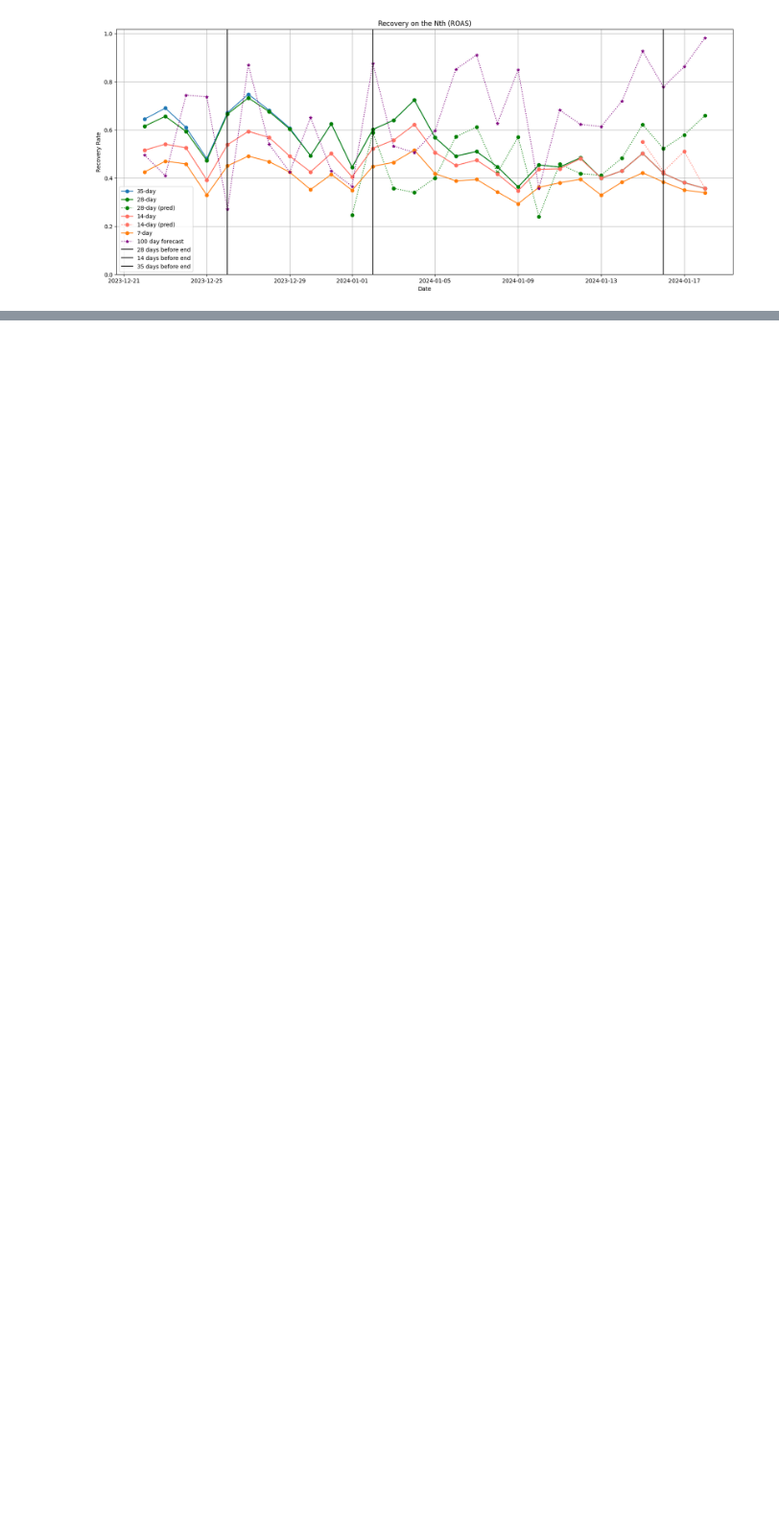
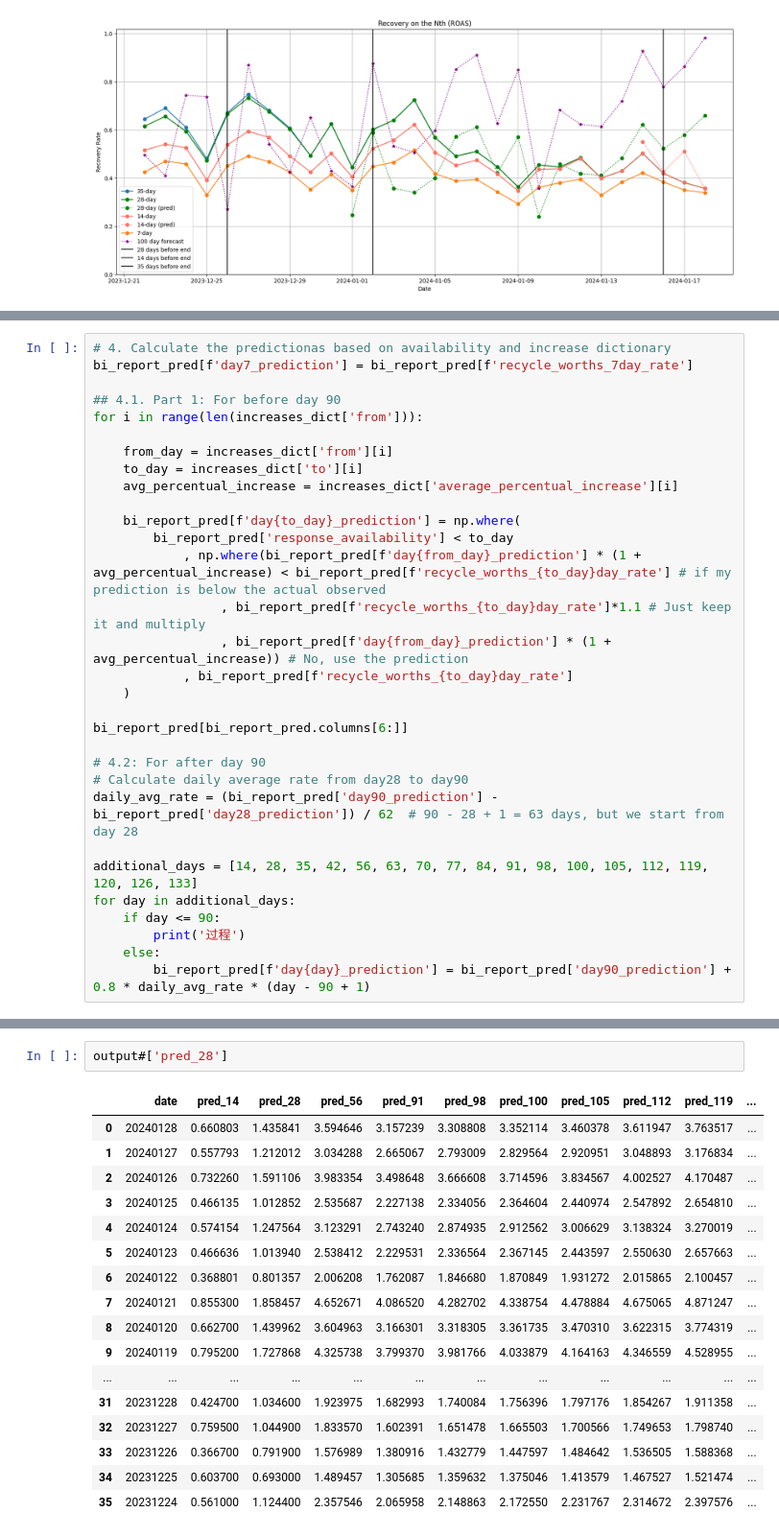
Before and after one commit to PereFuster/Acorn-Casino-PLTV, a Jupyter notebook: accorn_ios_etl_verification.ipynb, the cells around one changed output, grey strips where cells are left out. Shown at 96% size. Saved outputs shown, nothing was run; the diff lists cells and outputs as text; blank space fills up the shorter version.

```diff
--- a/accorn_ios_etl_verification.ipynb
+++ b/accorn_ios_etl_verification.ipynb
@@ -313,0 +433,31 @@ plt.show()
+# %%
+# 4. Calculate the predictionas based on availability and increase dictionary
+bi_report_pred[f'day7_prediction'] = bi_report_pred[f'recycle_worths_7day_rate']
+
+## 4.1. Part 1: For before day 90
+for i in range(len(increases_dict['from'])):
+
+    from_day = increases_dict['from'][i]
+    to_day = increases_dict['to'][i]
+    avg_percentual_increase = increases_dict['average_percentual_increase'][i]
+
+    bi_report_pred[f'day{to_day}_prediction'] = np.where(
+        bi_report_pred['response_availability'] < to_day
+            , np.where(bi_report_pred[f'day{from_day}_prediction'] * (1 + avg_percentual_increase) < bi_report_pred[f'recycle_worths_{to_day}day_rate'] # if my prediction is below the actual observed
+                 , bi_report_pred[f'recycle_worths_{to_day}day_rate']*1.1 # Just keep it and multiply
+                 , bi_report_pred[f'day{from_day}_prediction'] * (1 + avg_percentual_increase)) # No, use the prediction
+            , bi_report_pred[f'recycle_worths_{to_day}day_rate']
+    )
+
+bi_report_pred[bi_report_pred.columns[6:]]
+
+# 4.2: For after day 90
+# Calculate daily average rate from day28 to day90
+daily_avg_rate = (bi_report_pred['day90_prediction'] - bi_report_pred['day28_prediction']) / 62  # 90 - 28 + 1 = 63 days, but we start from day 28
+
+additional_days = [14, 28, 35, 42, 56, 63, 70, 77, 84, 91, 98, 100, 105, 112, 119, 120, 126, 133]
+for day in additional_days:
+    if day <= 90:
+        print('过程')
+    else:
+        bi_report_pred[f'day{day}_prediction'] = bi_report_pred['day90_prediction'] + 0.8 * daily_avg_rate * (day - 90 + 1)
@@ -313,0 +668,20 @@ plt.show()
+# %%
+output#['pred_28']
+# %% [output]
+|  | date | pred_14 | pred_28 | pred_56 | pred_91 | pred_98 | pred_100 | pred_105 | pred_112 | pred_119 | ... |
+| 0 | 20240128 | 0.660803 | 1.435841 | 3.594646 | 3.157239 | 3.308808 | 3.352114 | 3.460378 | 3.611947 | 3.763517 | ... |
+| 1 | 20240127 | 0.557793 | 1.212012 | 3.034288 | 2.665067 | 2.793009 | 2.829564 | 2.920951 | 3.048893 | 3.176834 | ... |
+| 2 | 20240126 | 0.732260 | 1.591106 | 3.983354 | 3.498648 | 3.666608 | 3.714596 | 3.834567 | 4.002527 | 4.170487 | ... |
+| 3 | 20240125 | 0.466135 | 1.012852 | 2.535687 | 2.227138 | 2.334056 | 2.364604 | 2.440974 | 2.547892 | 2.654810 | ... |
+| 4 | 20240124 | 0.574154 | 1.247564 | 3.123291 | 2.743240 | 2.874935 | 2.912562 | 3.006629 | 3.138324 | 3.270019 | ... |
+| 5 | 20240123 | 0.466636 | 1.013940 | 2.538412 | 2.229531 | 2.336564 | 2.367145 | 2.443597 | 2.550630 | 2.657663 | ... |
+| 6 | 20240122 | 0.368801 | 0.801357 | 2.006208 | 1.762087 | 1.846680 | 1.870849 | 1.931272 | 2.015865 | 2.100457 | ... |
+| 7 | 20240121 | 0.855300 | 1.858457 | 4.652671 | 4.086520 | 4.282702 | 4.338754 | 4.478884 | 4.675065 | 4.871247 | ... |
+| 8 | 20240120 | 0.662700 | 1.439962 | 3.604963 | 3.166301 | 3.318305 | 3.361735 | 3.470310 | 3.622315 | 3.774319 | ... |
+| 9 | 20240119 | 0.795200 | 1.727868 | 4.325738 | 3.799370 | 3.981766 | 4.033879 | 4.164163 | 4.346559 | 4.528955 | ... |
+| ... | ... | ... | ... | ... | ... | ... | ... | ... | ... | ... | ... |
+| 31 | 20231228 | 0.424700 | 1.034600 | 1.923975 | 1.682993 | 1.740084 | 1.756396 | 1.797176 | 1.854267 | 1.911358 | ... |
+| 32 | 20231227 | 0.759500 | 1.044900 | 1.833570 | 1.602391 | 1.651478 | 1.665503 | 1.700566 | 1.749653 | 1.798740 | ... |
+| 33 | 20231226 | 0.366700 | 0.791900 | 1.576989 | 1.380916 | 1.432779 | 1.447597 | 1.484642 | 1.536505 | 1.588368 | ... |
+| 34 | 20231225 | 0.603700 | 0.693000 | 1.489457 | 1.305685 | 1.359632 | 1.375046 | 1.413579 | 1.467527 | 1.521474 | ... |
+| 35 | 20231224 | 0.561000 | 1.124400 | 2.357546 | 2.065958 | 2.148863 | 2.172550 | 2.231767 | 2.314672 | 2.397576 | ... |
```
Also changed, not shown: parts of 11 cells of this notebook, 2 other files.
